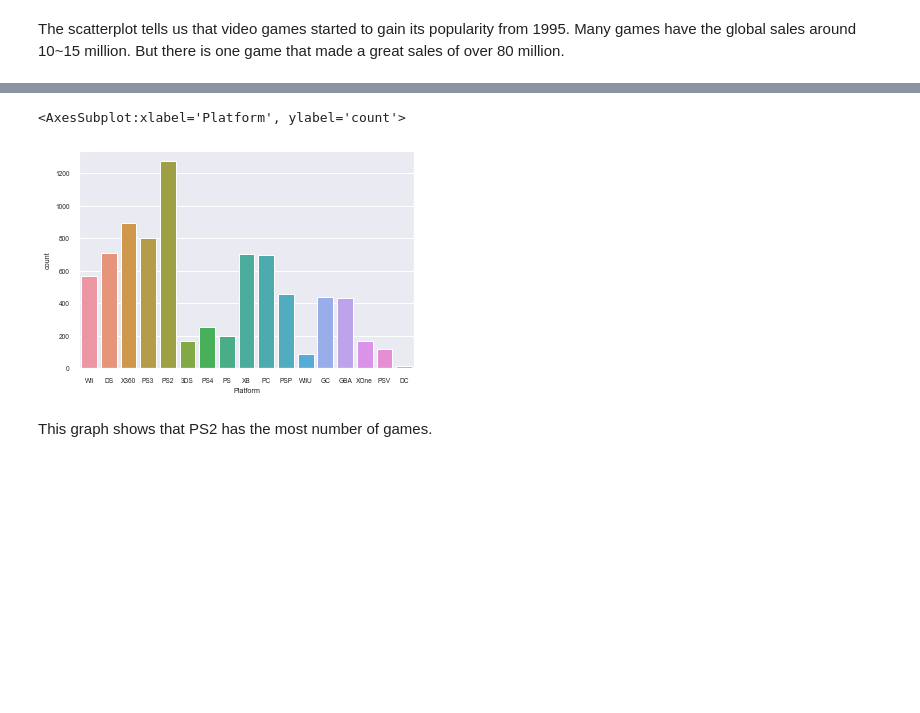
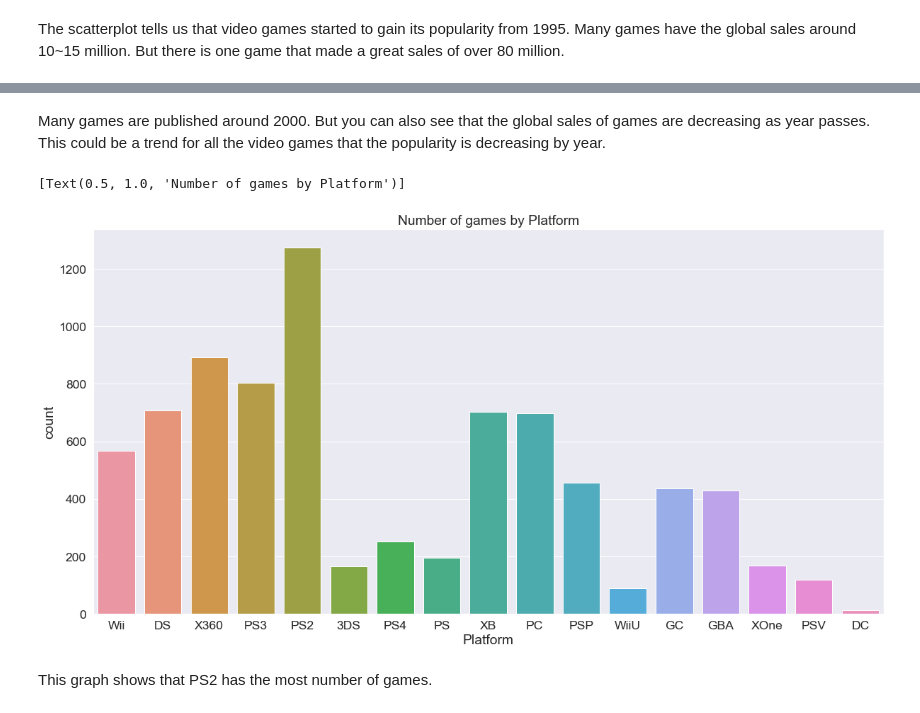
Before and after one commit to ubco-W2022T1-cosc301/project-group22, a Jupyter notebook: notebooks/analysis1.ipynb, the cells around one changed output, grey strips where cells are left out. Saved outputs shown, nothing was run; the diff lists cells and outputs as text; code cells hidden in the pictures; blank space fills up the shorter version.

```diff
--- a/notebooks/analysis1.ipynb
+++ b/notebooks/analysis1.ipynb
@@ -87,0 +85,19 @@ As you can see, outliers are see in most of the graphs. It would be interesting
+# %%
+sns.set_theme(style="whitegrid")
+plt.figure(figsize=(20, 10))
+sns.color_palette("Set2")
+# Plot the distribution of clarity ratings, conditional on carat
+sns.displot(
+    data=df_cleaned,
+    x="Year_of_Release", hue="Genre",
+    kind="kde", height=6,
+    multiple="fill", clip=(0, None),
+    palette = "Paired"
+).set(title="Density of Genre by Year of Release")
+sns.displot(
+    data=df_cleaned,
+    x="Year_of_Release", hue="Platform",
+    kind="kde", height=6,
+    multiple="fill", clip=(0, None),
+    palette = "Paired"
+).set(title="Density of Platform by Year of Release")
@@ -88,10 +122,13 @@ As you can see, outliers are see in most of the graphs. It would be interesting
+# %% [markdown]
+Many games are published around 2000. But you can also see that the global sales of games are decreasing as year passes.
+This could be a trend for all the video games that the popularity is decreasing by year.
 # %%
-
-sns.set(font_scale=0.6)
-sns.countplot(x=df_cleaned["Platform"])
+plt.figure(figsize=(20, 10))
+sns.set(font_scale=1.6)
+sns.countplot(x=df_cleaned["Platform"]).set(title="Number of games by Platform")
 # %% [output]
-<AxesSubplot:xlabel='Platform', ylabel='count'>
+[Text(0.5, 1.0, 'Number of games by Platform')]
-[figure, old version]
+[figure, new version]
 # %% [markdown]
 This graph shows that PS2 has the most number of games.
 # %%
```
Also changed, not shown: parts of 47 cells of this notebook, 2 other files.
